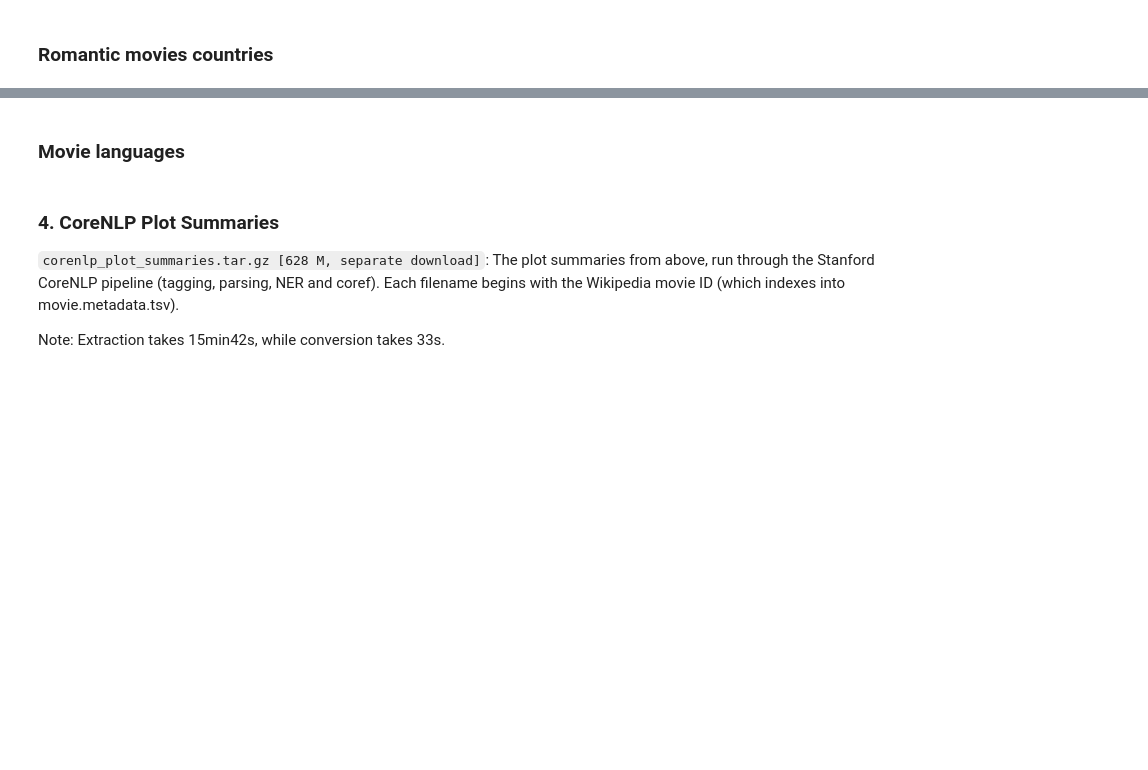
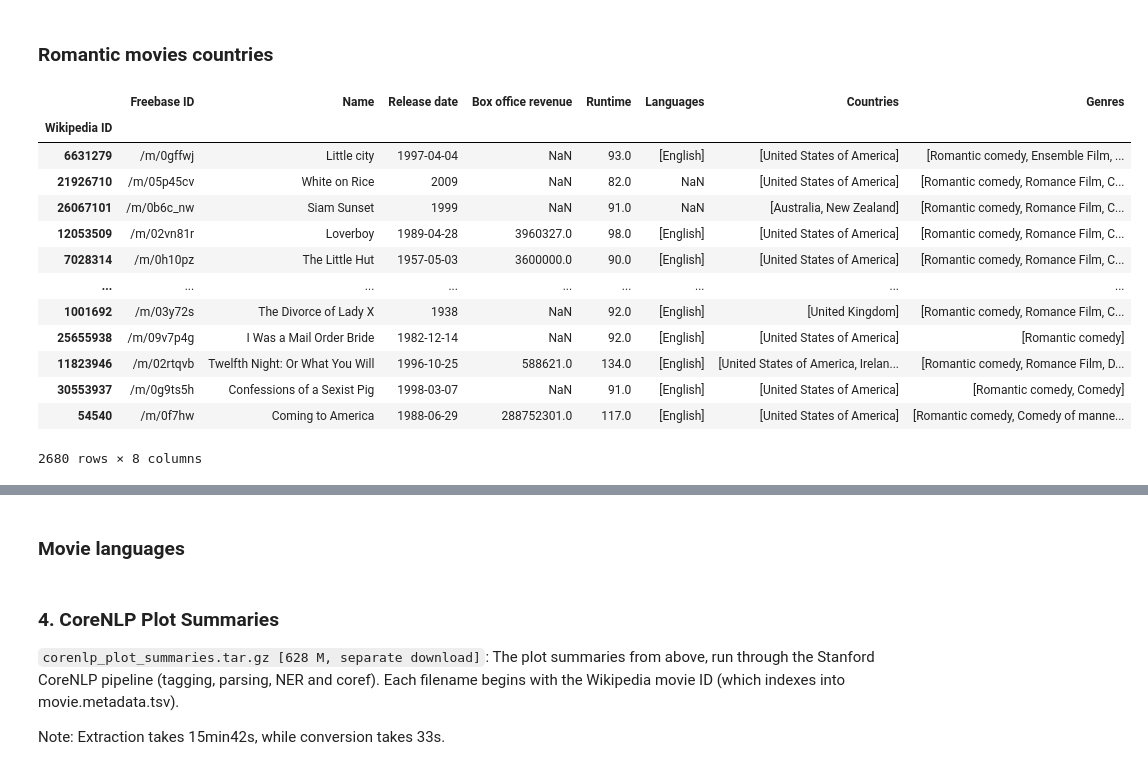
Before and after one commit to epfl-ada/ada-2022-project-toestewbrr, a Jupyter notebook: data_preprocessing.ipynb, the cells around one changed output, grey strips where cells are left out. Saved outputs shown, nothing was run; the diff lists cells and outputs as text; code cells hidden in the pictures; blank space fills up the shorter version.

```diff
--- a/data_preprocessing.ipynb
+++ b/data_preprocessing.ipynb
@@ -189,3 +192,20 @@ TypeError: 'module' object is not callable
 # %% [markdown]
 ### Romantic movies countries
+# %%
+romantic_comedy
+# %% [output]
+|  | Freebase ID | Name | Release date | Box office revenue | Runtime | Languages | Countries | Genres |
+| Wikipedia ID |  |  |  |  |  |  |  |  |
+| 6631279 | /m/0gffwj | Little city | 1997-04-04 | NaN | 93.0 | [English] | [United States of America] | [Romantic comedy, Ensemble Film, ... |
+| 21926710 | /m/05p45cv | White on Rice | 2009 | NaN | 82.0 | NaN | [United States of America] | [Romantic comedy, Romance Film, C... |
+| 26067101 | /m/0b6c_nw | Siam Sunset | 1999 | NaN | 91.0 | NaN | [Australia, New Zealand] | [Romantic comedy, Romance Film, C... |
+| 12053509 | /m/02vn81r | Loverboy | 1989-04-28 | 3960327.0 | 98.0 | [English] | [United States of America] | [Romantic comedy, Romance Film, C... |
+| 7028314 | /m/0h10pz | The Little Hut | 1957-05-03 | 3600000.0 | 90.0 | [English] | [United States of America] | [Romantic comedy, Romance Film, C... |
+| ... | ... | ... | ... | ... | ... | ... | ... | ... |
+| 1001692 | /m/03y72s | The Divorce of Lady X | 1938 | NaN | 92.0 | [English] | [United Kingdom] | [Romantic comedy, Romance Film, C... |
+| 25655938 | /m/09v7p4g | I Was a Mail Order Bride | 1982-12-14 | NaN | 92.0 | [English] | [United States of America] | [Romantic comedy] |
+| 11823946 | /m/02rtqvb | Twelfth Night: Or What You Will | 1996-10-25 | 588621.0 | 134.0 | [English] | [United States of America, Irelan... | [Romantic comedy, Romance Film, D... |
+| 30553937 | /m/0g9ts5h | Confessions of a Sexist Pig | 1998-03-07 | NaN | 91.0 | [English] | [United States of America] | [Romantic comedy, Comedy] |
+| 54540 | /m/0f7hw | Coming to America | 1988-06-29 | 288752301.0 | 117.0 | [English] | [United States of America] | [Romantic comedy, Comedy of manne... |
+2680 rows × 8 columns
 # %%
```
Also changed, not shown: parts of 5 cells of this notebook.
